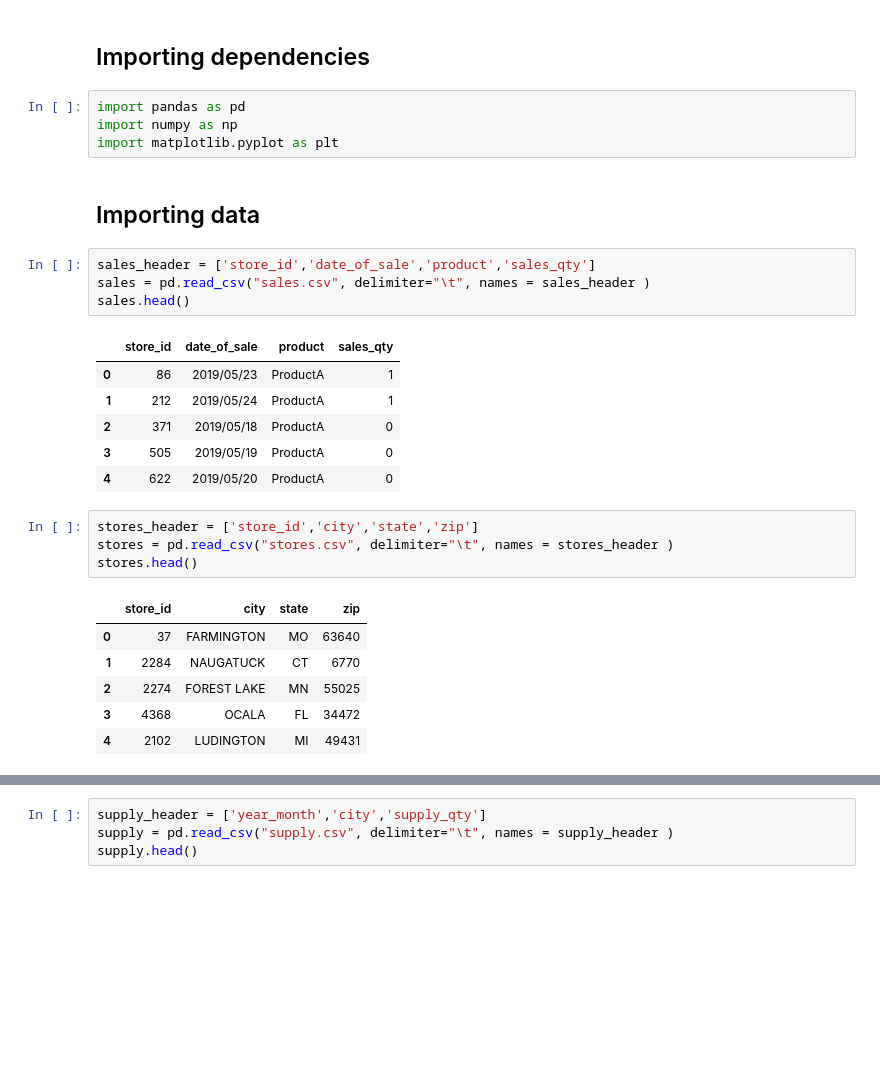
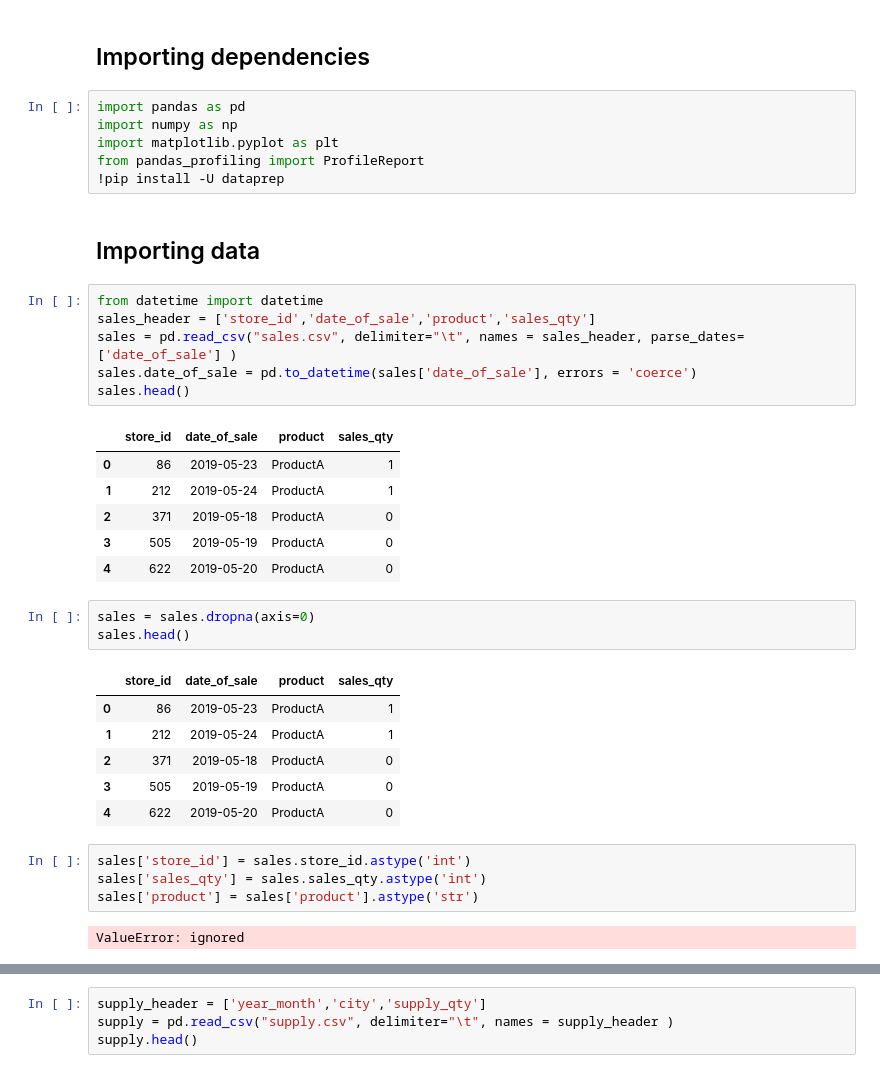
Before and after one commit to Architsi/Ecommerce, a Jupyter notebook: MIQ_CPG_Sales_analysis.ipynb, the cells around one changed output, grey strips where cells are left out. Saved outputs shown, nothing was run; the diff lists cells and outputs as text; blank space fills up the shorter version.

```diff
--- a/MIQ_CPG_Sales_analysis.ipynb
+++ b/MIQ_CPG_Sales_analysis.ipynb
@@ -6,27 +6,36 @@
 import pandas as pd
 import numpy as np
 import matplotlib.pyplot as plt
+from pandas_profiling import ProfileReport
+!pip install -U dataprep
 # %% [markdown]
 ## Importing data
 # %%
+from datetime import datetime
 sales_header = ['store_id','date_of_sale','product','sales_qty']
-sales = pd.read_csv("sales.csv", delimiter="\t", names = sales_header )
+sales = pd.read_csv("sales.csv", delimiter="\t", names = sales_header, parse_dates= ['date_of_sale'] )
+sales.date_of_sale = pd.to_datetime(sales['date_of_sale'], errors = 'coerce')
 sales.head()
 # %% [output]
 |  | store_id | date_of_sale | product | sales_qty |
-| 0 | 86 | 2019/05/23 | ProductA | 1 |
-| 1 | 212 | 2019/05/24 | ProductA | 1 |
-| 2 | 371 | 2019/05/18 | ProductA | 0 |
-| 3 | 505 | 2019/05/19 | ProductA | 0 |
-| 4 | 622 | 2019/05/20 | ProductA | 0 |
+| 0 | 86 | 2019-05-23 | ProductA | 1 |
+| 1 | 212 | 2019-05-24 | ProductA | 1 |
+| 2 | 371 | 2019-05-18 | ProductA | 0 |
+| 3 | 505 | 2019-05-19 | ProductA | 0 |
+| 4 | 622 | 2019-05-20 | ProductA | 0 |
-# %%
-stores_header = ['store_id','city','state','zip']
-stores = pd.read_csv("stores.csv", delimiter="\t", names = stores_header )
-stores.head()
-# %% [output]
-|  | store_id | city | state | zip |
-| 0 | 37 | FARMINGTON | MO | 63640 |
-| 1 | 2284 | NAUGATUCK | CT | 6770 |
-| 2 | 2274 | FOREST LAKE | MN | 55025 |
-| 3 | 4368 | OCALA | FL | 34472 |
-| 4 | 2102 | LUDINGTON | MI | 49431 |
+# %%
+sales = sales.dropna(axis=0)
+sales.head()
+# %% [output]
+|  | store_id | date_of_sale | product | sales_qty |
+| 0 | 86 | 2019-05-23 | ProductA | 1 |
+| 1 | 212 | 2019-05-24 | ProductA | 1 |
+| 2 | 371 | 2019-05-18 | ProductA | 0 |
+| 3 | 505 | 2019-05-19 | ProductA | 0 |
+| 4 | 622 | 2019-05-20 | ProductA | 0 |
+# %%
+sales['store_id'] = sales.store_id.astype('int')
+sales['sales_qty'] = sales.sales_qty.astype('int')
+sales['product'] = sales['product'].astype('str')
+# %% [output]
+ValueError: ignored
```
Also changed, not shown: parts of 34 cells of this notebook.
